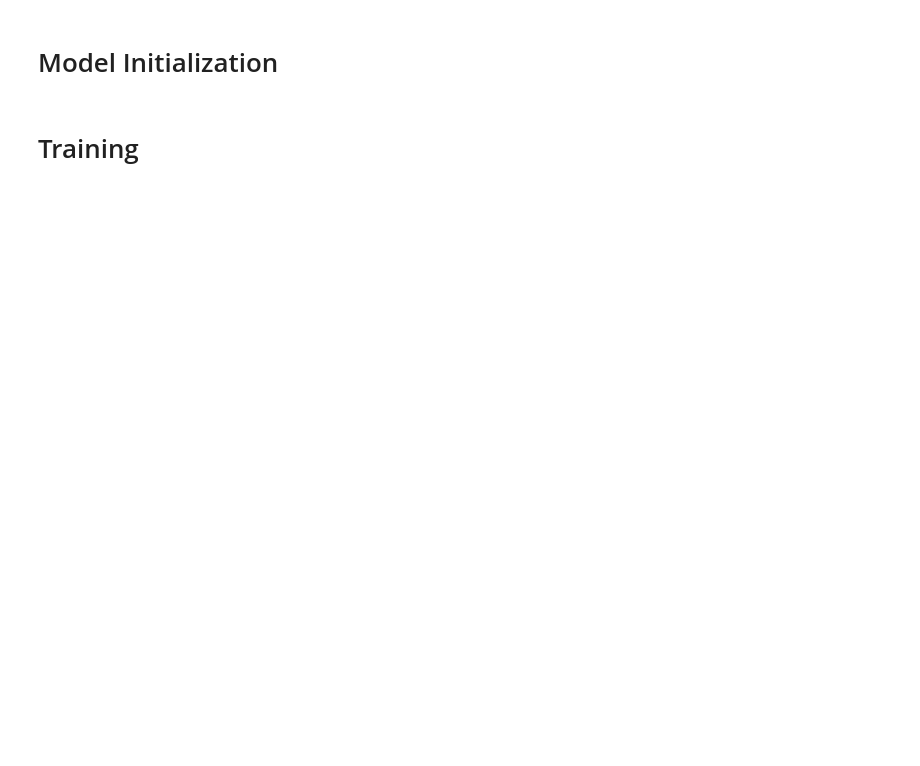
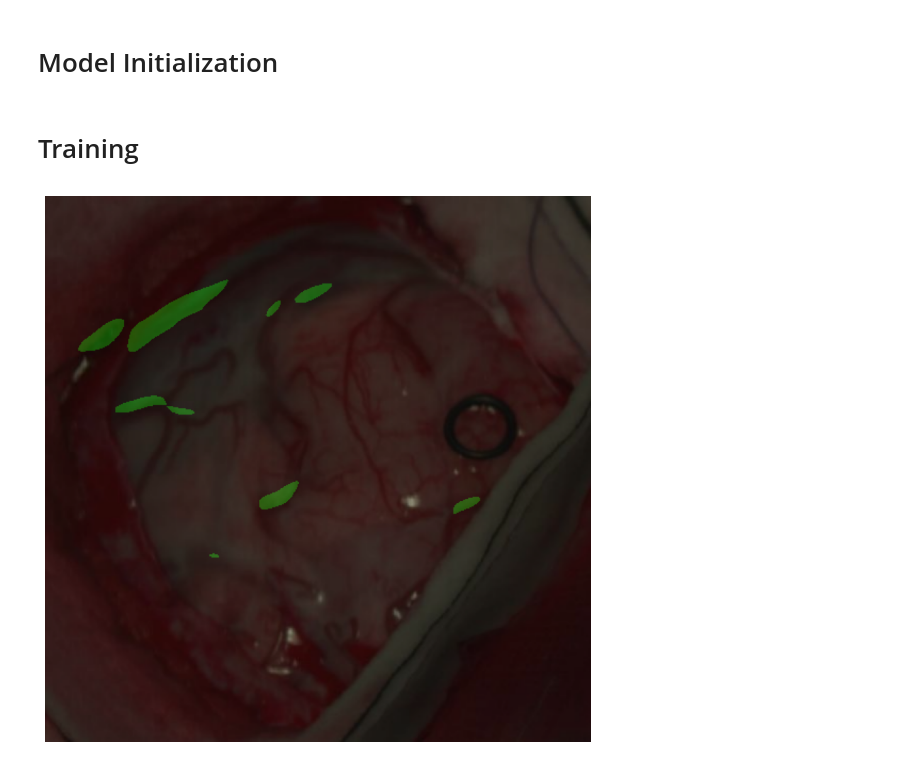
Before and after one commit to TimMachTUM/hsi-brain-segmentation, a Jupyter notebook: brain-segmentation.ipynb, the cells around one changed output. Saved outputs shown, nothing was run; the diff lists cells and outputs as text; code cells hidden in the pictures; blank space fills up the shorter version.

```diff
--- a/brain-segmentation.ipynb
+++ b/brain-segmentation.ipynb
@@ -91,17 +125,19 @@ plt.show()
 # %%
 import torch
 from HSI_Net import CombinedModel, HyperspectralToGrayscale, ConvolutionalReducer
-from util import predict, show_overlay
+from segmentation_util import predict, show_overlay
 import segmentation_models_pytorch as smp
 import cv2
 import numpy as np
 import matplotlib.pyplot as plt
 
 encoder = HyperspectralToGrayscale()
 segmenter = smp.Unet('resnet34', in_channels=1, classes=1)
 # segmenter.load_state_dict(torch.load('./models/Unet-resnet34-DiceLoss/Unet-resnet34-DiceLoss_epoch10.pth'))
 model = CombinedModel(encoder, segmenter)
 model.load_state_dict(torch.load('./models/ConvLayer-Unet-resnet34/ConvLayer-Unet-resnet34_epoch10.pth'))
 device = torch.device('cuda:0' if torch.cuda.is_available() else 'cpu')
 
-show_overlay(model, trainset[0], device)
+show_overlay(model, testset[0], device)
+# %% [output]
+[figure, added]
```
Also changed, not shown: parts of 8 cells of this notebook, 1 other file.
